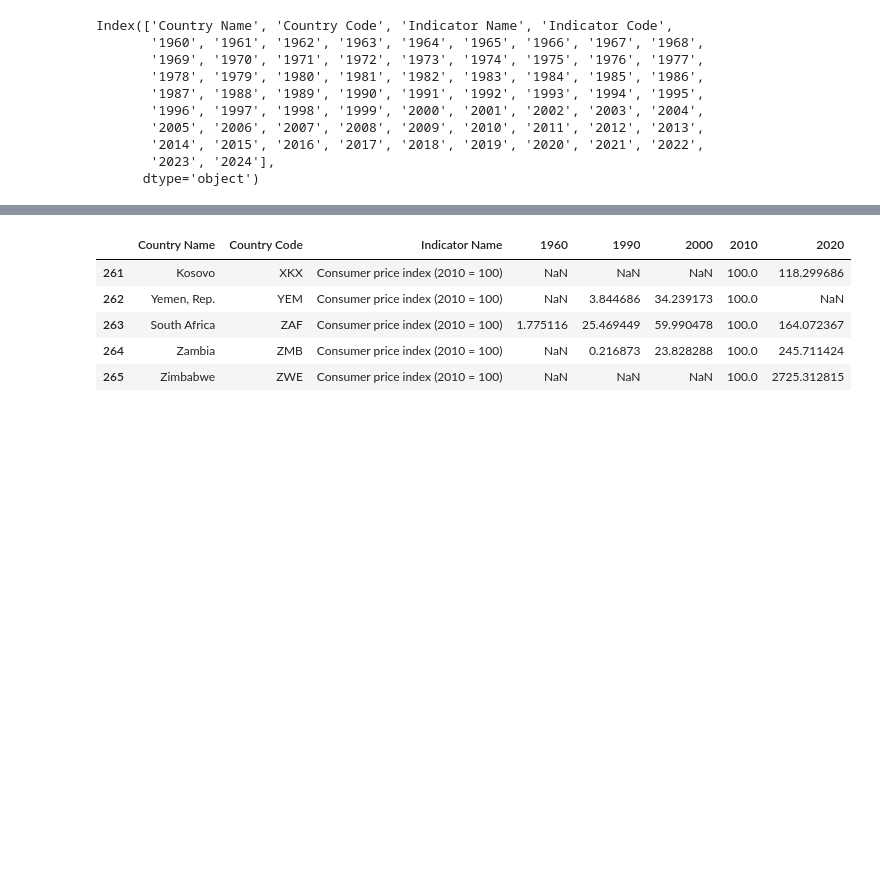
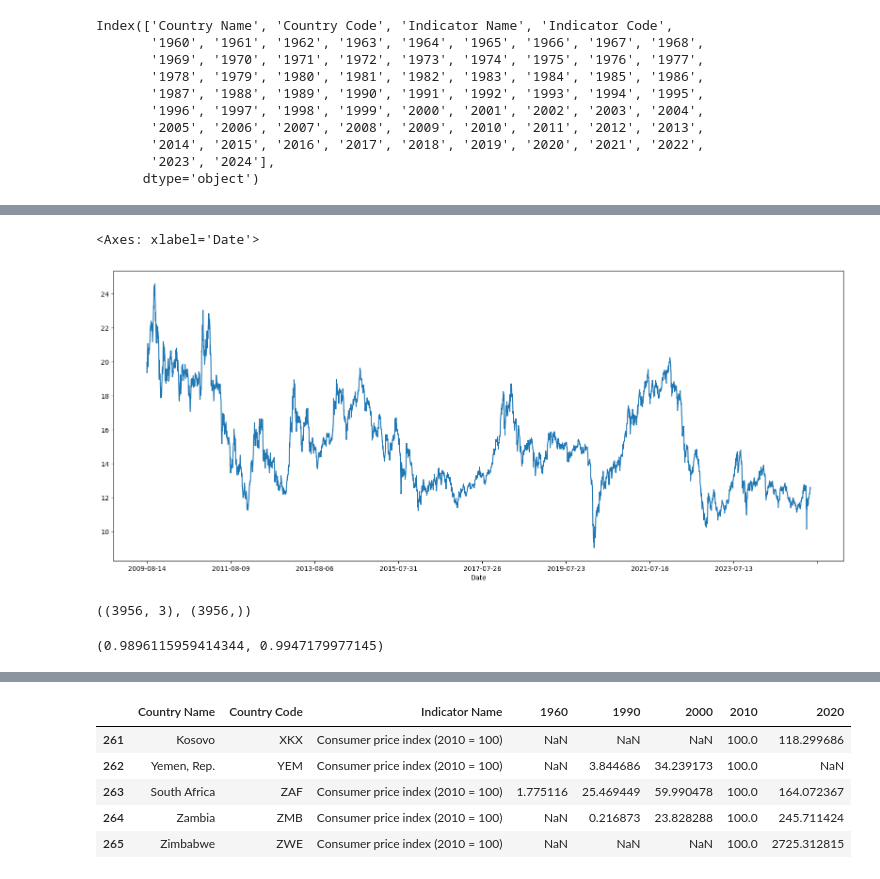
Before and after one commit to buuhq-it/uit-msc-data-analyst-assignments, a Jupyter notebook: hw5/hw5.ipynb, the cells around one changed output, grey strips where cells are left out. Saved outputs shown, nothing was run; the diff lists cells and outputs as text; code cells hidden in the pictures; blank space fills up the shorter version.

```diff
--- a/hw5/hw5.ipynb
+++ b/hw5/hw5.ipynb
@@ -32,0 +98,3 @@ df_data.tail(10)
+# %%
+df = pd.read_csv('VML.csv')
+df.head()
@@ -32,0 +108,3 @@ df_data.tail(10)
+# %%
+df['Date'] = pd.to_datetime(df['Date'], utc=True).dt.strftime('%Y-%m-%d')
+df.head()
@@ -32,0 +118,8 @@ df_data.tail(10)
+# %%
+df = df.set_index(keys='Date')
+# %%
+plt.rcParams['figure.figsize'] = (20, 8)
+df['Close'].plot()
+# %% [output]
+<Axes: xlabel='Date'>
+[figure, added]
@@ -32,0 +134,6 @@ df_data.tail(10)
+# %%
+window_size = 3
+X, y = getXy(df['Close'].values, window_size)
+X.shape, y.shape
+# %% [output]
+((3956, 3), (3956,))
@@ -32,0 +142,6 @@ df_data.tail(10)
+# %%
+lg = LinearRegression()
+lg.fit(X_train, y_train)
+lg.score(X_train, y_train), lg.score(X_test, y_test)
+# %% [output]
+(0.9896115959414344, 0.9947179977145)
```
Also changed, not shown: parts of 19 cells of this notebook, 8 other files.
